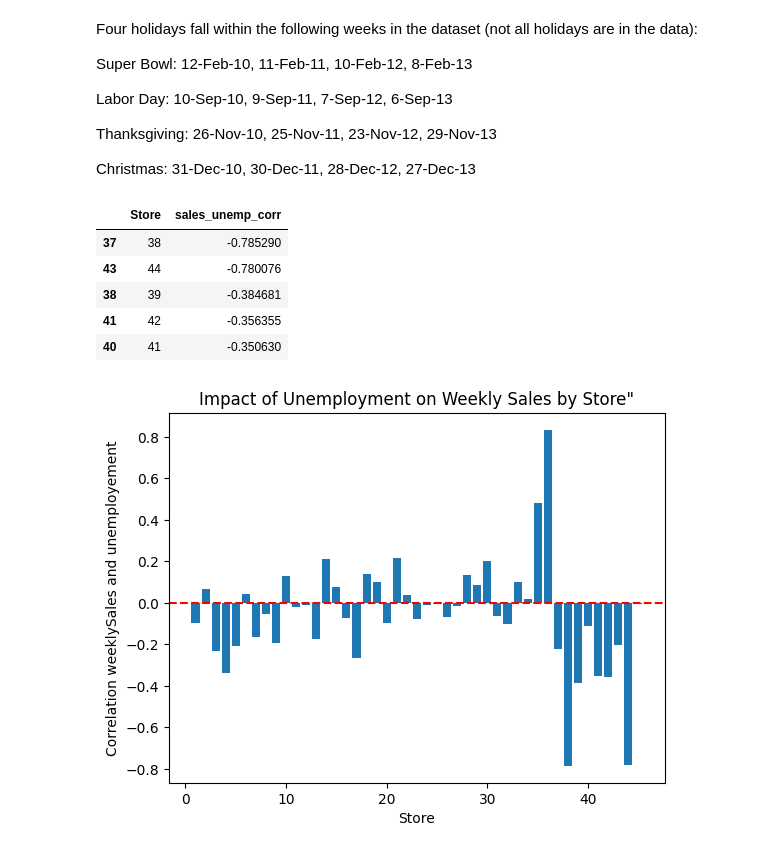
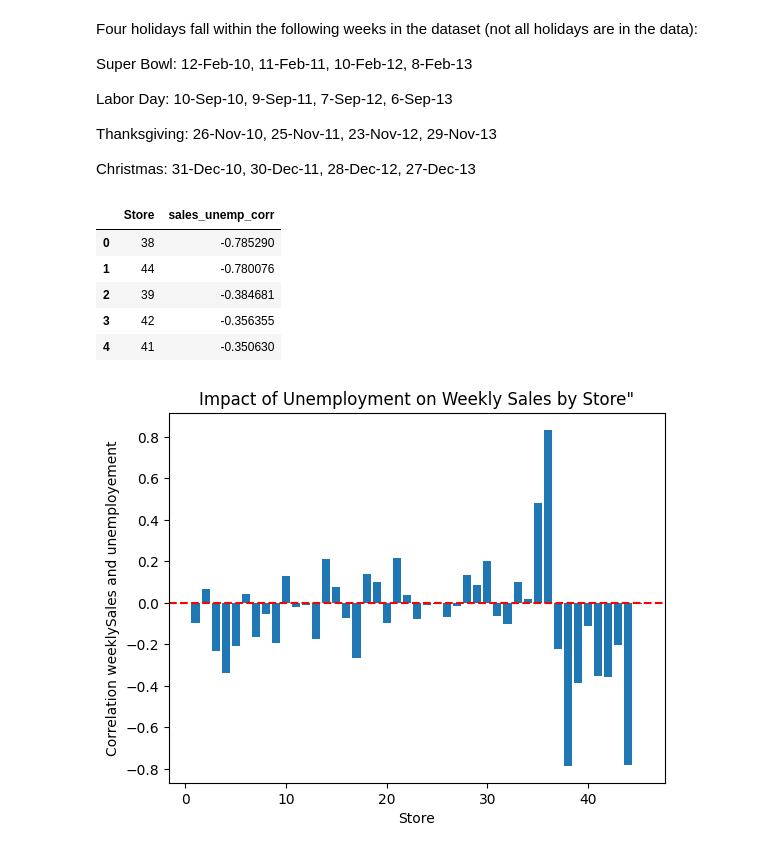
Before and after one commit to Sharddha-Sharddha/IITMLAssignments, a Jupyter notebook: Wallmart_Capstone_project.ipynb, the cells around one changed output. Saved outputs shown, nothing was run; the diff lists cells and outputs as text; code cells hidden in the pictures.

```diff
--- a/Wallmart_Capstone_project.ipynb
+++ b/Wallmart_Capstone_project.ipynb
@@ -171,14 +171,14 @@ Thanksgiving: 26-Nov-10, 25-Nov-11, 23-Nov-12, 29-Nov-13
 Christmas: 31-Dec-10, 30-Dec-11, 28-Dec-12, 27-Dec-13
 # %%
 out_col = df.groupby('Store').apply(lambda i : i['Weekly_Sales']. corr(i['Unemployment'])).reset_index(name = 'sales_unemp_corr')
-out_col.sort_values(by = 'sales_unemp_corr').head(5)
+out_col.sort_values(by = 'sales_unemp_corr').head(5).reset_index(drop = True)
 # %% [output]
 |  | Store | sales_unemp_corr |
-| 37 | 38 | -0.785290 |
-| 43 | 44 | -0.780076 |
-| 38 | 39 | -0.384681 |
-| 41 | 42 | -0.356355 |
-| 40 | 41 | -0.350630 |
+| 0 | 38 | -0.785290 |
+| 1 | 44 | -0.780076 |
+| 2 | 39 | -0.384681 |
+| 3 | 42 | -0.356355 |
+| 4 | 41 | -0.350630 |
 # %%
 from matplotlib.lines import lineStyles
 plt.bar(out_col['Store'],out_col['sales_unemp_corr'], label='correlation')
```
Also changed, not shown: parts of 47 cells of this notebook.
